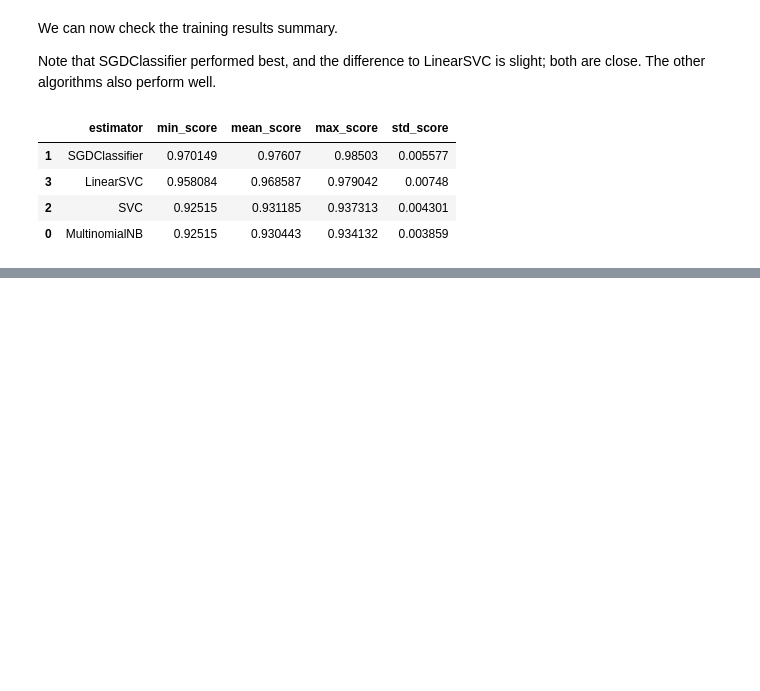
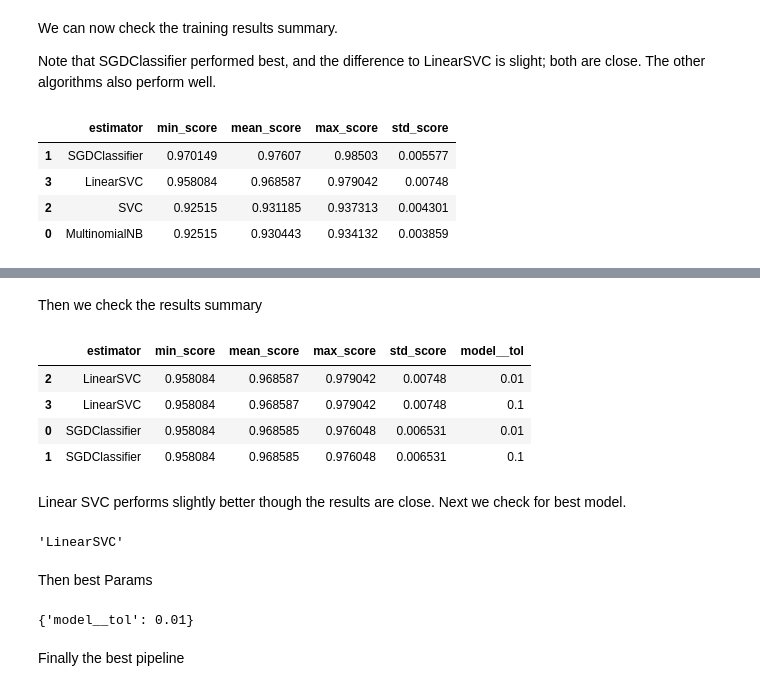
Before and after one commit to Mikeecee1/ML_practice, a Jupyter notebook: jupyter_notebooks/NLP.ipynb, the cells around one changed output, grey strips where cells are left out. Drawn from its saved outputs; the diff is of its cells as text; code cells hidden in the pictures; blank space fills up the shorter version.

```diff
--- a/jupyter_notebooks/NLP.ipynb
+++ b/jupyter_notebooks/NLP.ipynb
@@ -283,0 +288,16 @@ grid_search_summary
+# %%
+
+models_search = {
+    #"MultinomialNB":MultinomialNB(),
+    "SGDClassifier":SGDClassifier(random_state=101),
+    #"SVC": SVC(random_state=101),
+    "LinearSVC": LinearSVC(random_state=101),
+}
+
+
+params_search = {
+   #"MultinomialNB":{},
+    "SGDClassifier": {'model__tol':[1e-2, 1e-1], },
+   #"SVC": {},
+    "LinearSVC": {'model__tol':[1e-2, 1e-1], },
+}
@@ -283,0 +306,6 @@ grid_search_summary
+# %%
+search = HyperparameterOptimizationSearch(models=models_search, params=params_search)
+search.fit(X_train, y_train,
+           scoring='accuracy',
+           n_jobs=-2,
+           cv=4)
@@ -283,0 +324,26 @@ grid_search_summary
+# %% [markdown]
+Then we check the results summary
+# %%
+grid_search_summary, grid_search_pipelines = search.score_summary(sort_by='mean_score')
+grid_search_summary
+# %% [output]
+|  | estimator | min_score | mean_score | max_score | std_score | model__tol |
+| 2 | LinearSVC | 0.958084 | 0.968587 | 0.979042 | 0.00748 | 0.01 |
+| 3 | LinearSVC | 0.958084 | 0.968587 | 0.979042 | 0.00748 | 0.1 |
+| 0 | SGDClassifier | 0.958084 | 0.968585 | 0.976048 | 0.006531 | 0.01 |
+| 1 | SGDClassifier | 0.958084 | 0.968585 | 0.976048 | 0.006531 | 0.1 |
+# %% [markdown]
+Linear SVC performs slightly better though the results are close. Next we check for best model.
+# %%
+best_model = grid_search_summary.iloc[0, 0]
+best_model
+# %% [output]
+'LinearSVC'
+# %% [markdown]
+Then best Params
+# %%
+grid_search_pipelines[best_model].best_params_
+# %% [output]
+{'model__tol': 0.01}
+# %% [markdown]
+Finally the best pipeline
```
Also changed, not shown: parts of 11 cells of this notebook.
